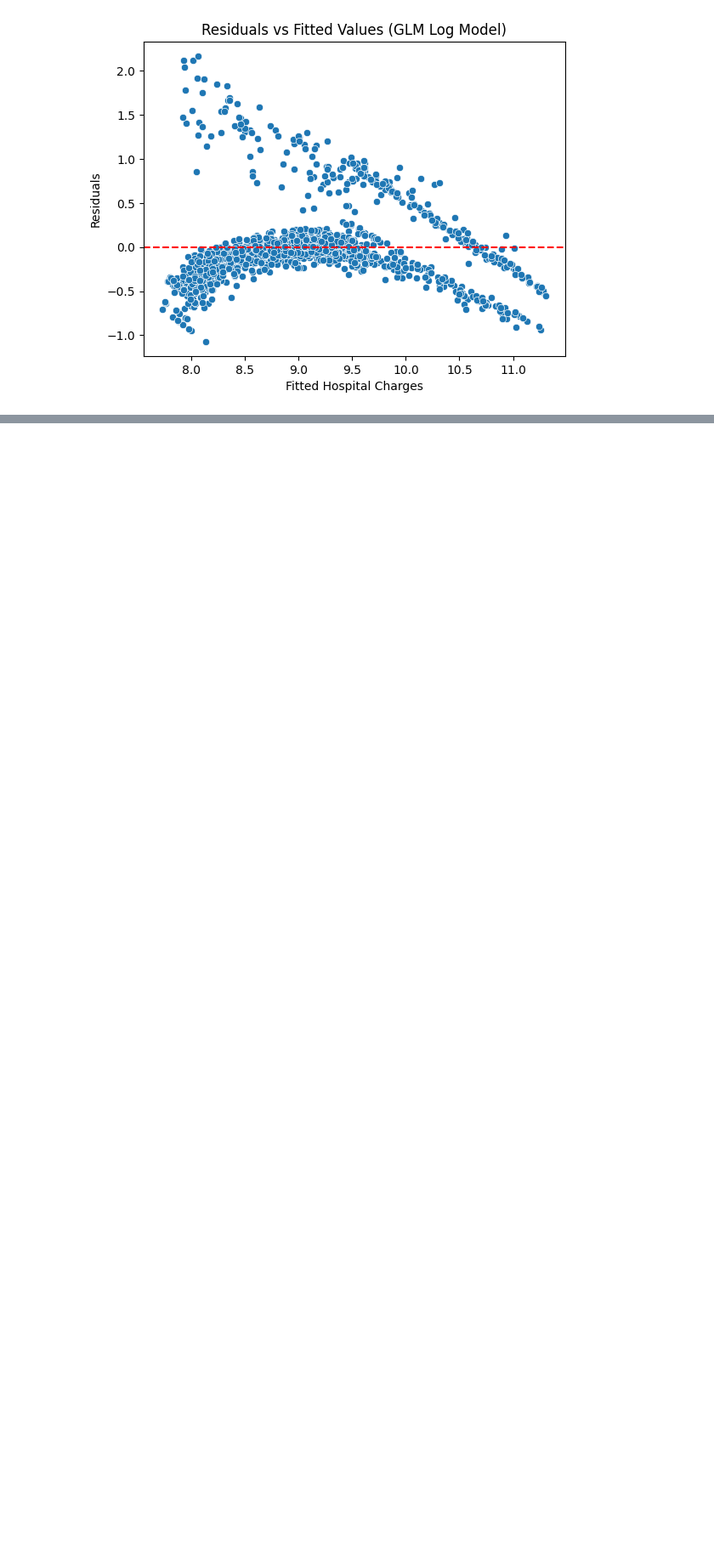
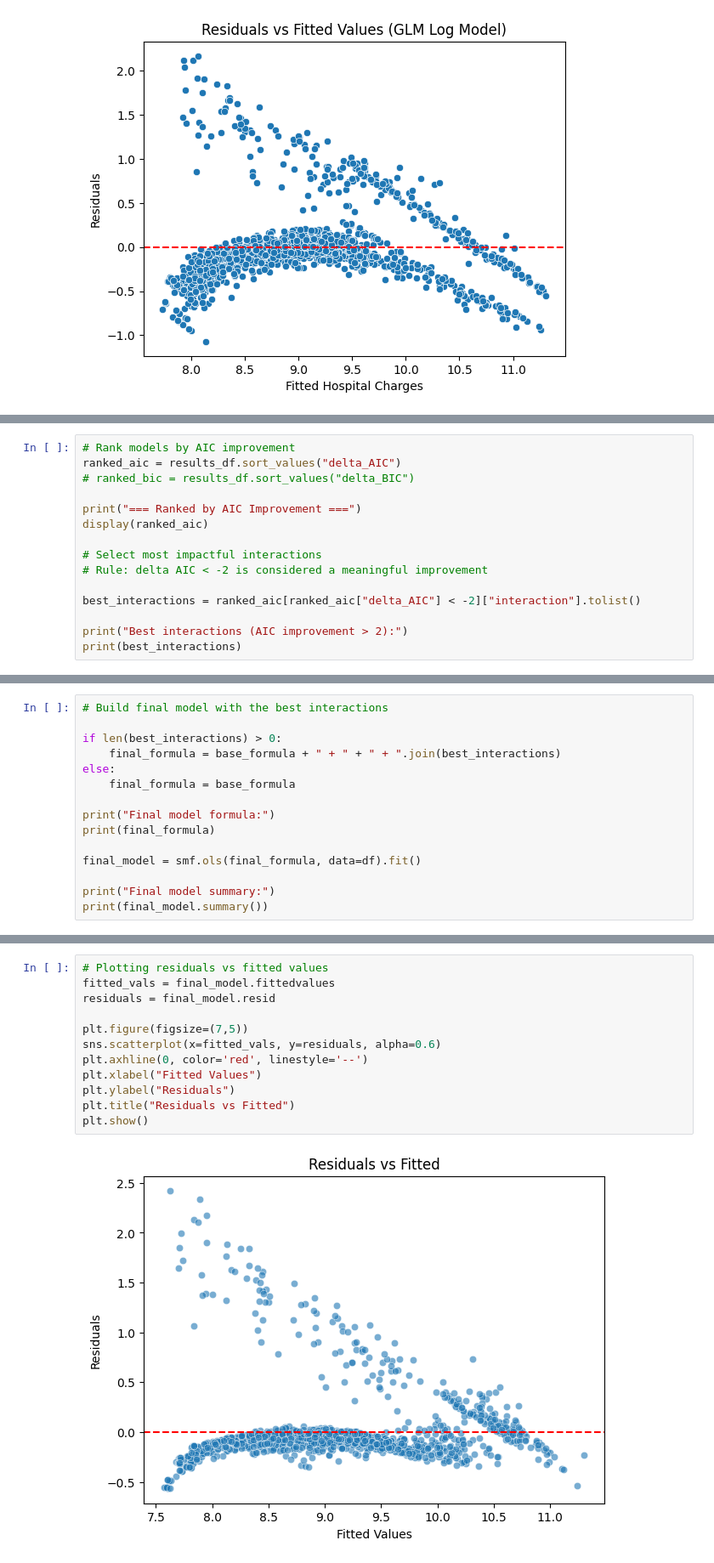
Before and after one commit to patriciaavram/Health-Insurance-Feature-Importance, a Jupyter notebook: experiments/glm.ipynb, the cells around one changed output, grey strips where cells are left out. Shown: that part at 85% size. Saved outputs shown, nothing was run; the diff lists cells and outputs as text; blank space fills up the shorter version.

Commit message:
Visualizing the residuals, conclusion on GLMs

```diff
--- a/experiments/glm.ipynb
+++ b/experiments/glm.ipynb
@@ -218,0 +268,15 @@ There is clear curvature in the residual plot of the log-charges transformed mod
+# %%
+# Rank models by AIC improvement
+ranked_aic = results_df.sort_values("delta_AIC")
+# ranked_bic = results_df.sort_values("delta_BIC")
+
+print("=== Ranked by AIC Improvement ===")
+display(ranked_aic)
+
+# Select most impactful interactions
+# Rule: delta AIC < -2 is considered a meaningful improvement
+
+best_interactions = ranked_aic[ranked_aic["delta_AIC"] < -2]["interaction"].tolist()
+
+print("Best interactions (AIC improvement > 2):")
+print(best_interactions)
@@ -218,0 +302,15 @@ There is clear curvature in the residual plot of the log-charges transformed mod
+# %%
+# Build final model with the best interactions
+
+if len(best_interactions) > 0:
+    final_formula = base_formula + " + " + " + ".join(best_interactions)
+else:
+    final_formula = base_formula
+
+print("Final model formula:")
+print(final_formula)
+
+final_model = smf.ols(final_formula, data=df).fit()
+
+print("Final model summary:")
+print(final_model.summary())
@@ -218,0 +337,14 @@ There is clear curvature in the residual plot of the log-charges transformed mod
+# %%
+# Plotting residuals vs fitted values
+fitted_vals = final_model.fittedvalues
+residuals = final_model.resid
+
+plt.figure(figsize=(7,5))
+sns.scatterplot(x=fitted_vals, y=residuals, alpha=0.6)
+plt.axhline(0, color='red', linestyle='--')
+plt.xlabel("Fitted Values")
+plt.ylabel("Residuals")
+plt.title("Residuals vs Fitted")
+plt.show()
+# %% [output]
+[figure, added]
```
Also changed, not shown: parts of 16 cells of this notebook.
